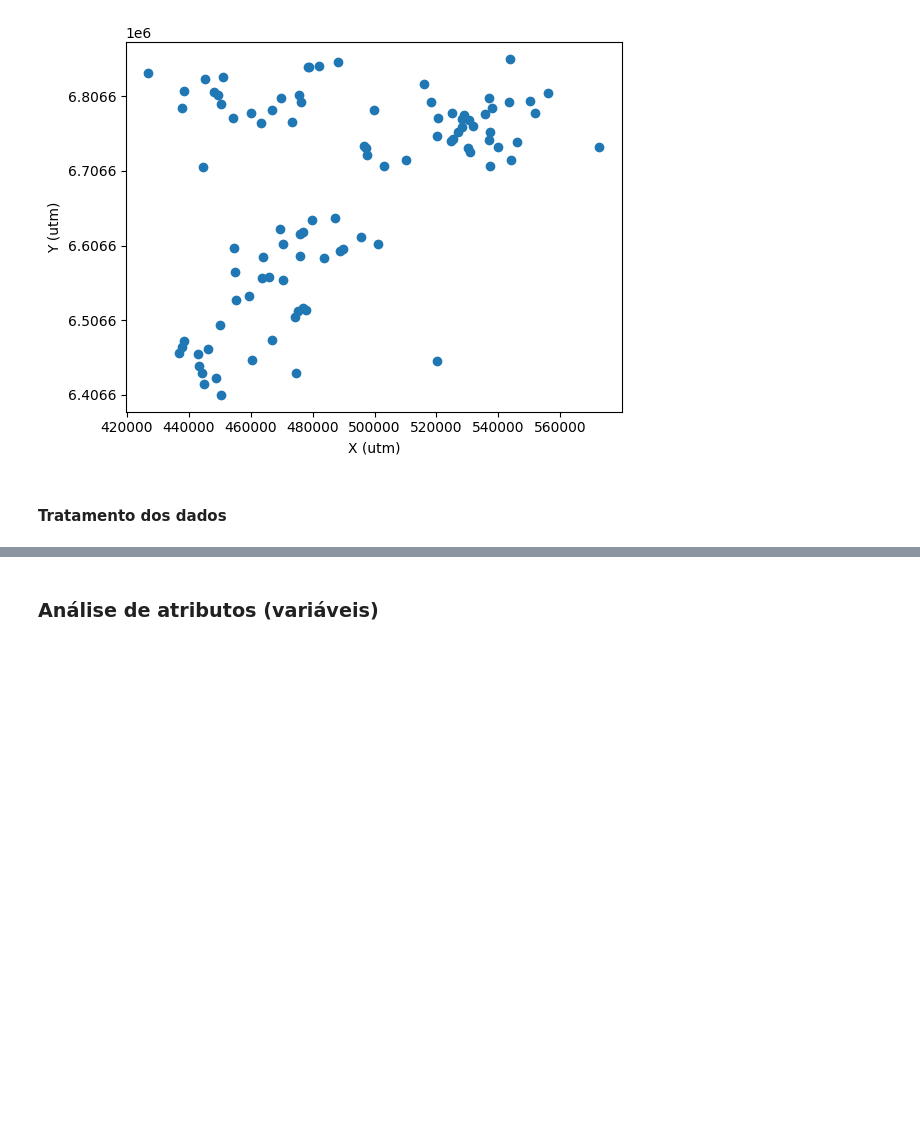
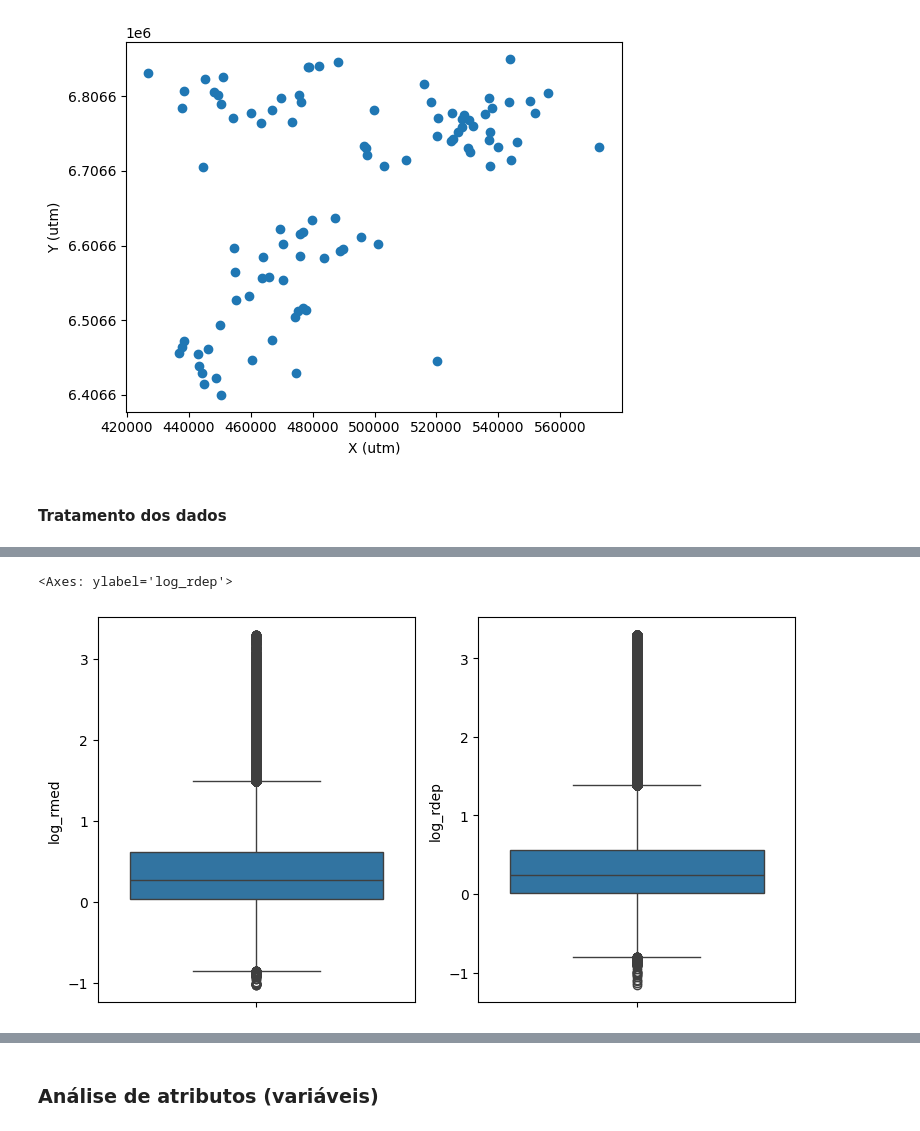
Before and after one commit to alexsandrocerqueira/Force_Facies_classification, a Jupyter notebook: Litho_class.ipynb, the cells around one changed output, grey strips where cells are left out. Drawn from its saved outputs; the diff is of its cells as text; code cells hidden in the pictures; blank space fills up the shorter version.

```diff
--- a/Litho_class.ipynb
+++ b/Litho_class.ipynb
@@ -220,0 +222,8 @@ memory usage: 83.4+ MB
+# %%
+fig, axes = plt.subplots(1,2,figsize=(9,5))
+
+sns.boxplot(df['log_rmed'],ax=axes[0])
+sns.boxplot(df['log_rdep'],ax=axes[1])
+# %% [output]
+<Axes: ylabel='log_rdep'>
+[figure, added]
```
Also changed, not shown: parts of 45 cells of this notebook.
